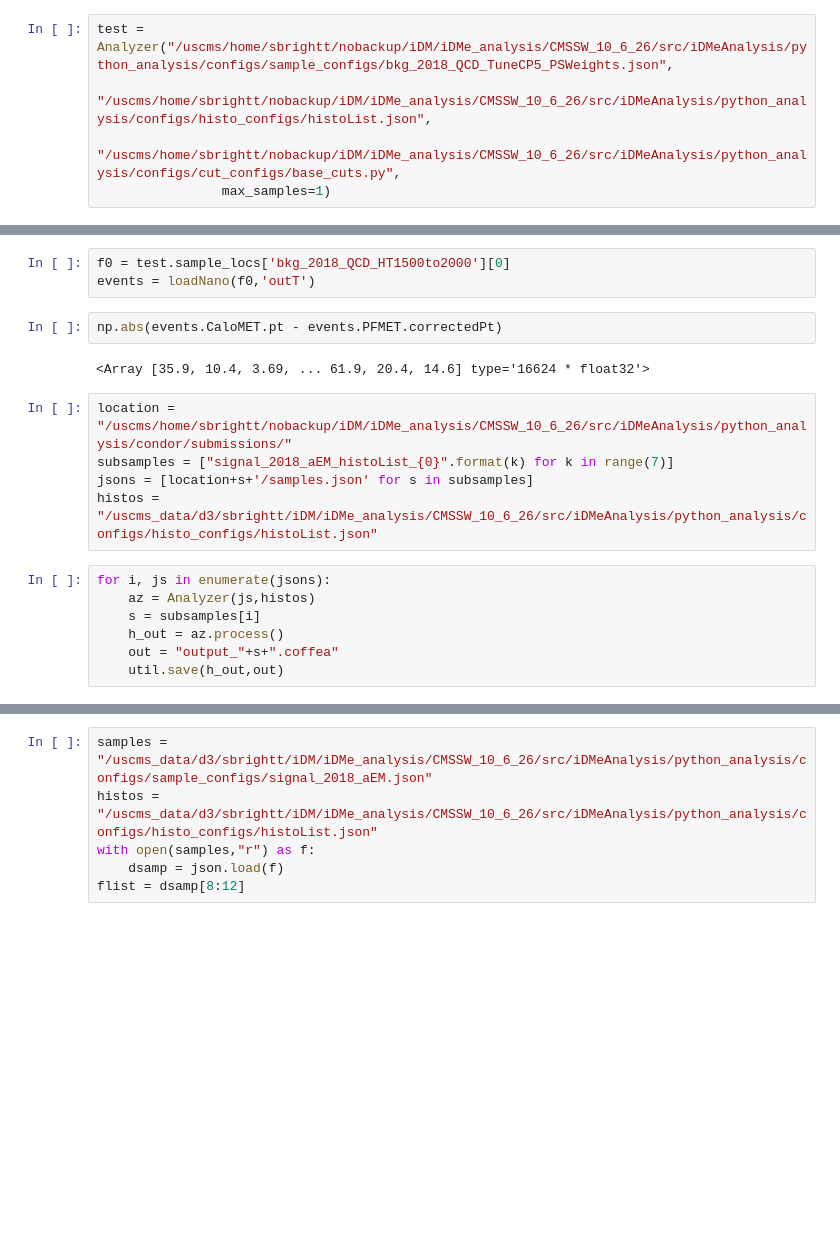
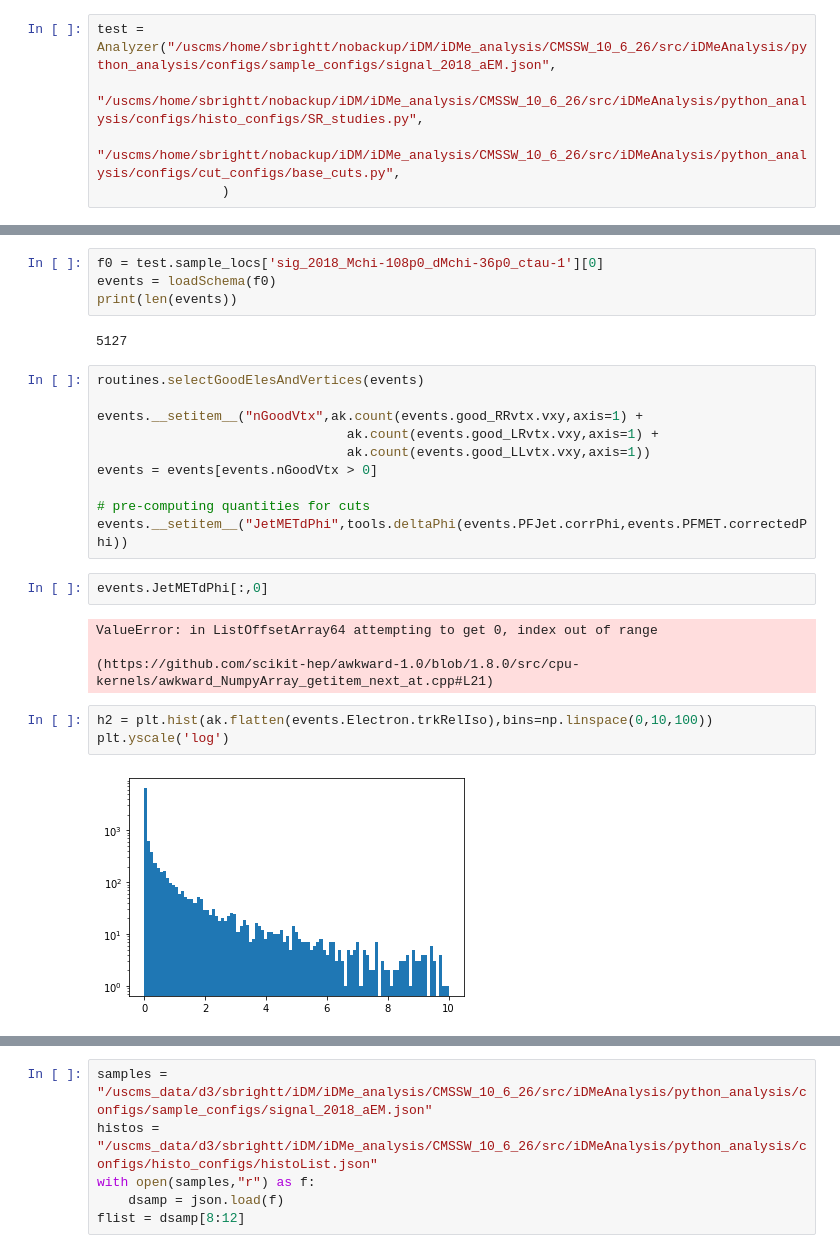
Before and after one commit to liviakong/iDMe, a Jupyter notebook: python_analysis/testNotebooks/runAnalyzerLocal.ipynb, the cells around one changed output, grey strips where cells are left out. Cells and saved outputs as stored; diff of their text form; blank space fills up the shorter version.

Commit message:
changes to histogram config

```diff
--- a/python_analysis/testNotebooks/runAnalyzerLocal.ipynb
+++ b/python_analysis/testNotebooks/runAnalyzerLocal.ipynb
@@ -19,7 +19,7 @@ import coffea.util as util
 import time
 import json
 # %%
-test = Analyzer("/uscms/home/sbrightt/nobackup/iDM/iDMe_analysis/CMSSW_10_6_26/src/iDMeAnalysis/python_analysis/configs/sample_configs/bkg_2018_QCD_TuneCP5_PSWeights.json",
-                "/uscms/home/sbrightt/nobackup/iDM/iDMe_analysis/CMSSW_10_6_26/src/iDMeAnalysis/python_analysis/configs/histo_configs/histoList.json",
+test = Analyzer("/uscms/home/sbrightt/nobackup/iDM/iDMe_analysis/CMSSW_10_6_26/src/iDMeAnalysis/python_analysis/configs/sample_configs/signal_2018_aEM.json",
+                "/uscms/home/sbrightt/nobackup/iDM/iDMe_analysis/CMSSW_10_6_26/src/iDMeAnalysis/python_analysis/configs/histo_configs/SR_studies.py",
                 "/uscms/home/sbrightt/nobackup/iDM/iDMe_analysis/CMSSW_10_6_26/src/iDMeAnalysis/python_analysis/configs/cut_configs/base_cuts.py",
-                max_samples=1)
+                )
@@ -33,19 +61,27 @@ Exception: Failed processing file: WorkItem(dataset='bkg_2018_QCD_HT1500to2000',
 # %%
-f0 = test.sample_locs['bkg_2018_QCD_HT1500to2000'][0]
-events = loadNano(f0,'outT')
+f0 = test.sample_locs['sig_2018_Mchi-108p0_dMchi-36p0_ctau-1'][0]
+events = loadSchema(f0)
+print(len(events))
+# %% [output]
+5127
-# %%
-np.abs(events.CaloMET.pt - events.PFMET.correctedPt)
-# %% [output]
-<Array [35.9, 10.4, 3.69, ... 61.9, 20.4, 14.6] type='16624 * float32'>
-# %%
-location = "/uscms/home/sbrightt/nobackup/iDM/iDMe_analysis/CMSSW_10_6_26/src/iDMeAnalysis/python_analysis/condor/submissions/"
-subsamples = ["signal_2018_aEM_histoList_{0}".format(k) for k in range(7)]
-jsons = [location+s+'/samples.json' for s in subsamples]
-histos = "/uscms_data/d3/sbrightt/iDM/iDMe_analysis/CMSSW_10_6_26/src/iDMeAnalysis/python_analysis/configs/histo_configs/histoList.json"
-# %%
-for i, js in enumerate(jsons):
-    az = Analyzer(js,histos)
-    s = subsamples[i]
-    h_out = az.process()
-    out = "output_"+s+".coffea"
-    util.save(h_out,out)
+# %%
+routines.selectGoodElesAndVertices(events)
+
+events.__setitem__("nGoodVtx",ak.count(events.good_RRvtx.vxy,axis=1) +
+                                ak.count(events.good_LRvtx.vxy,axis=1) +
+                                ak.count(events.good_LLvtx.vxy,axis=1))
+events = events[events.nGoodVtx > 0]
+
+# pre-computing quantities for cuts
+events.__setitem__("JetMETdPhi",tools.deltaPhi(events.PFJet.corrPhi,events.PFMET.correctedPhi))
+# %%
+events.JetMETdPhi[:,0]
+# %% [output]
+ValueError: in ListOffsetArray64 attempting to get 0, index out of range
+
+(https://github.com/scikit-hep/awkward-1.0/blob/1.8.0/src/cpu-kernels/awkward_NumpyArray_getitem_next_at.cpp#L21)
+# %%
+h2 = plt.hist(ak.flatten(events.Electron.trkRelIso),bins=np.linspace(0,10,100))
+plt.yscale('log')
+# %% [output]
+[figure, added]
```
Also changed, not shown: parts of 8 cells of this notebook, 54 other files.
